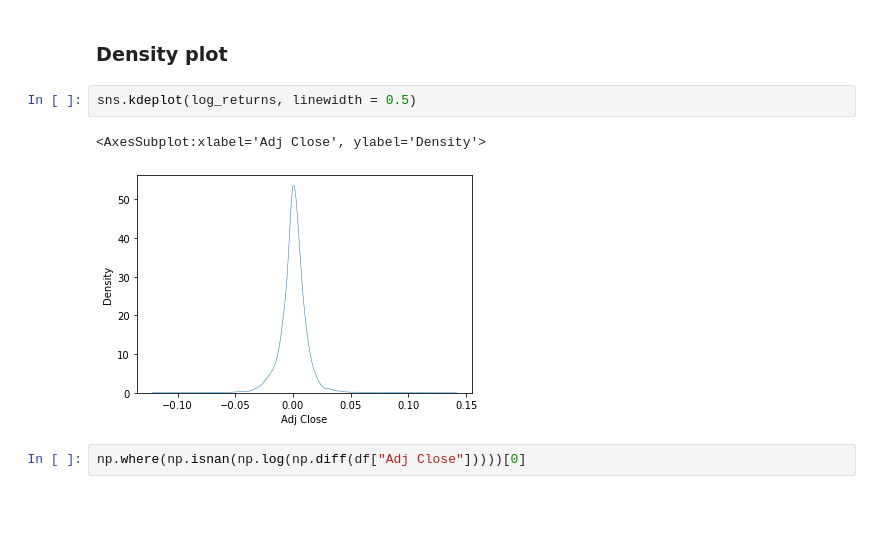
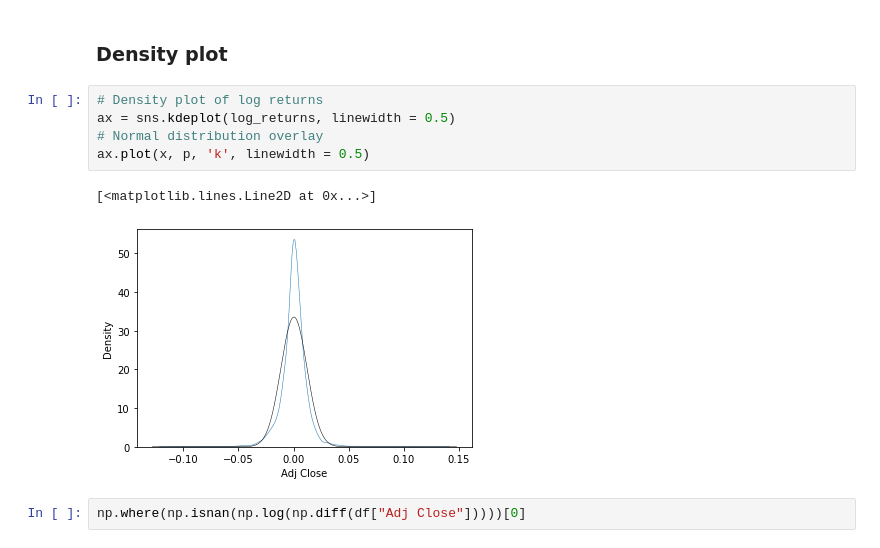
Before and after one commit to ssie-projects/ssie523-abm-markets, a Jupyter notebook: research/Historical Price Analysis.ipynb, the cells around one changed output. Drawn from its saved outputs; the diff is of its cells as text; blank space fills up the shorter version.

Commit message:
normal dist over density plot

```diff
--- a/research/Historical Price Analysis.ipynb
+++ b/research/Historical Price Analysis.ipynb
@@ -112,11 +112,14 @@ kurtosis:        11.696982967256597
 KurtosistestResult(statistic=36.83508600799532, pvalue=5.0683442221450403e-297)
 # %% [markdown]
 ### Density plot
-# %%
-sns.kdeplot(log_returns, linewidth = 0.5)
-# %% [output]
-<AxesSubplot:xlabel='Adj Close', ylabel='Density'>
-[figure, removed]
+# %%
+# Density plot of log returns
+ax = sns.kdeplot(log_returns, linewidth = 0.5)
+# Normal distribution overlay
+ax.plot(x, p, 'k', linewidth = 0.5)
+# %% [output]
+[<matplotlib.lines.Line2D at 0x...>]
+[figure, added]
 # %%
 np.where(np.isnan(np.log(np.diff(df["Adj Close"]))))[0]
 # %% [output]
```
